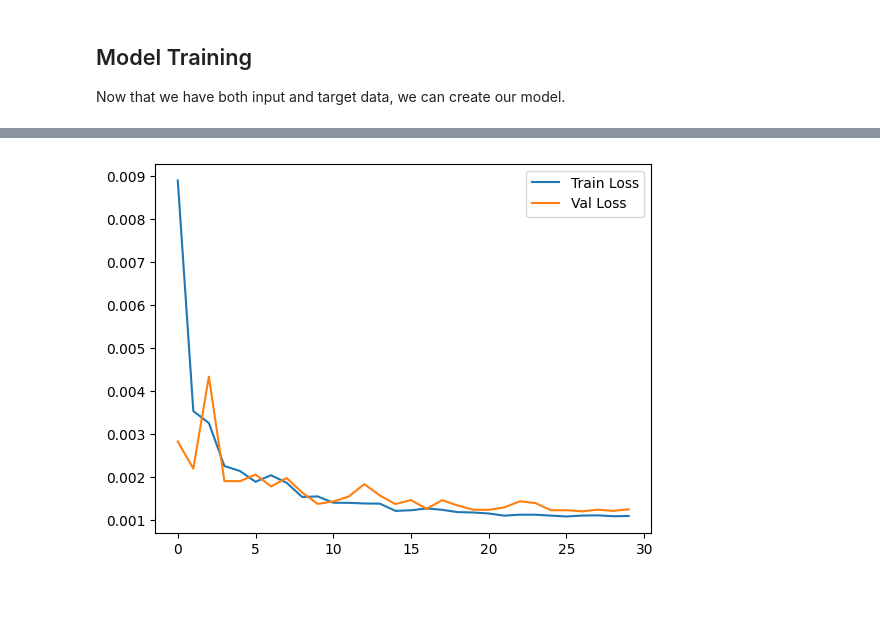
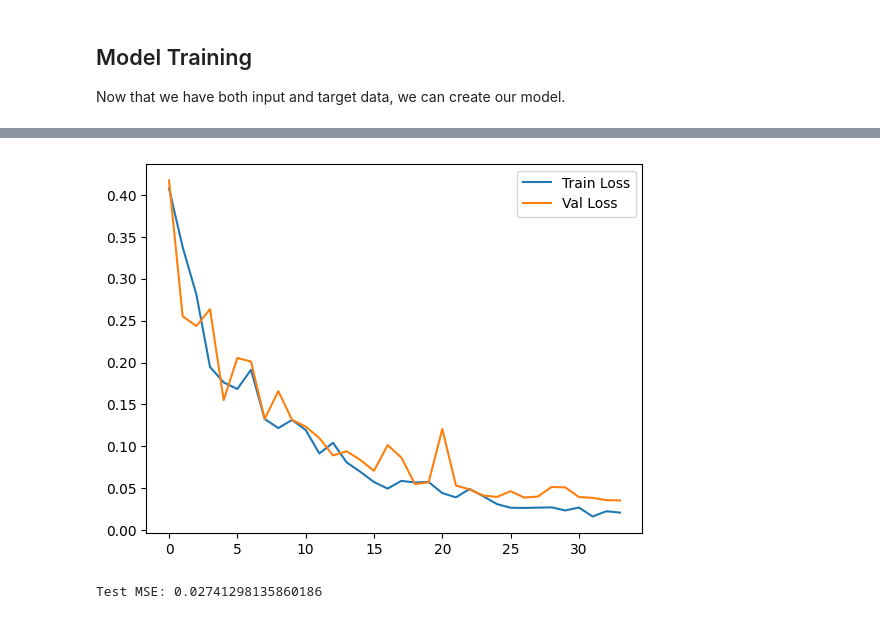
Before and after one commit to gustavoschewinski/tuning-protein, a Jupyter notebook: 5. dl_model.ipynb, the cells around one changed output, grey strips where cells are left out. Saved outputs shown, nothing was run; the diff lists cells and outputs as text; code cells hidden in the pictures.

Commit message:
Fix model, data preparation, and add documentation

```diff
--- a/5. dl_model.ipynb
+++ b/5. dl_model.ipynb
@@ -259,38 +163,48 @@ test_size = len(dataset) - train_size - val_size
 
 train_dataset, val_dataset, test_dataset = random_split(dataset, [train_size, val_size, test_size])
 # %%
-batch_size = 16
+batch_size = 32
 
 train_loader = DataLoader(train_dataset, batch_size=batch_size, shuffle=True)
-val_loader = DataLoader(val_dataset, batch_size=batch_size, shuffle=True)
+val_loader = DataLoader(val_dataset, batch_size=batch_size, shuffle=False)
 test_loader = DataLoader(test_dataset, batch_size=batch_size, shuffle=False)
 
 # Model definition
 class PeptideRegressor(nn.Module):
     def __init__(self, input_dim, num_heads, dropout_rate):
         super(PeptideRegressor, self).__init__()
-        self.attention = nn.MultiheadAttention(embed_dim=input_dim, num_heads=num_heads, dropout=dropout_rate)
+        self.pos_embed = nn.Embedding(2, 1280)
+        encoder_layer = nn.TransformerEncoderLayer(
+            d_model=input_dim,
+            nhead=num_heads,
+            dropout=dropout_rate
+        )
+        self.transformer_encoder = nn.TransformerEncoder(encoder_layer, num_layers=1)
+
+
         self.pooling = nn.AdaptiveAvgPool1d(1)
         self.fc = nn.Linear(input_dim, 1)
 
     def forward(self, x):
-        attn_output, _ = self.attention(x, x, x)
-        transposed = attn_output.transpose(1, 2)
-        pooled = self.pooling(transposed)
+        x = x["embeddings"] + self.pos_embed(x["position"])
+        x = x.permute(1, 0, 2)
+        transformer_output = self.transformer_encoder(x)
+        transformer_output = transformer_output.permute(1, 2, 0)
+        pooled = self.pooling(transformer_output)
         flattened = pooled.squeeze(-1)
         output = self.fc(flattened)
         return output
 
-model = PeptideRegressor(input_dim=1280, num_heads=64, dropout_rate=0.01)
+model = PeptideRegressor(input_dim=1280, num_heads=16, dropout_rate=0.1)
 model = model.to(device)
 
 loss_fn = nn.MSELoss()
-optimizer = optim.Adam(model.parameters(), lr=0.0001, weight_decay=1e-3)
+optimizer = optim.Adam(model.parameters(), lr=0.0005) #, weight_decay=1e-3)
 
 scaler = GradScaler()
 
 # Training settings
-n_epochs = 30
+n_epochs = 35
 best_val_loss = float('inf')
 train_losses_avg = []
 val_losses_avg = []
@@ -300,7 +214,9 @@ for epoch in range(n_epochs):
     model.train()
     train_losses = []
     for X_batch, y_batch in train_loader:
-        X_batch, y_batch = X_batch.to(device), y_batch.to(device)
+        for k, v in X_batch.items():
+            X_batch[k] = v.to(device, non_blocking=True)
+        y_batch = y_batch.to(device, non_blocking=True)
 
         optimizer.zero_grad()
 
@@ -322,7 +238,10 @@ for epoch in range(n_epochs):
     model.eval()
     val_losses = []
     for X_batch, y_batch in val_loader:
-        X_batch, y_batch = X_batch.to(device), y_batch.to(device)
+        for k, v in X_batch.items():
+            X_batch[k] = v.to(device, non_blocking=True)
+        y_batch = y_batch.to(device, non_blocking=True)
+
         with torch.no_grad(), autocast():
             y_pred = model(X_batch)
             mse = loss_fn(y_pred, y_batch.unsqueeze(1))
@@ -335,5 +254,7 @@ for epoch in range(n_epochs):
         best_val_loss = avg_val_loss
         best_model = copy.deepcopy(model.state_dict())
 
-torch.save(best_model, 'best_peptide_model.pth')
+torch.save({
+    'model_state_dict': best_model,
+}, 'best_peptide_model.pth')
 # %% [output]
@@ -357,23 +278,34 @@ Epoch 30, Val MSE: 0.0012552568858320062
 # %%
 # # Visualize the training process
 import matplotlib.pyplot as plt
 
-plt.plot(train_losses_avg, label='Train Loss')
-plt.plot(val_losses_avg, label='Val Loss')
+plt.plot(train_losses_avg[1:], label='Train Loss')
+plt.plot(val_losses_avg[1:], label='Val Loss')
 plt.legend()
 plt.show()
 # %% [output]
-[figure, old version]
+[figure, new version]
 # %%
 model.load_state_dict(best_model)
 model.eval()
 test_losses = []
+y_preds = []
+y_actuals = []
+
 for X_batch, y_batch in test_loader:
-    X_batch, y_batch = X_batch.to(device), y_batch.to(device)
+    for k, v in X_batch.items():
+        X_batch[k] = v.to(device, non_blocking=True)
+    y_batch = y_batch.to(device, non_blocking=True)
+
     with torch.no_grad(), autocast():
         y_pred = model(X_batch)
         mse = loss_fn(y_pred, y_batch.unsqueeze(1))
+
+        y_preds.extend(y_pred.cpu().numpy())
+        y_actuals.extend(y_batch.cpu().numpy())
         test_losses.append(mse.item())
 
 avg_test_loss = sum(test_losses) / len(test_losses)
 print(f'Test MSE: {avg_test_loss}')
+# %% [output]
+Test MSE: 0.02741298135860186
```
Also changed, not shown: parts of 36 cells of this notebook.
